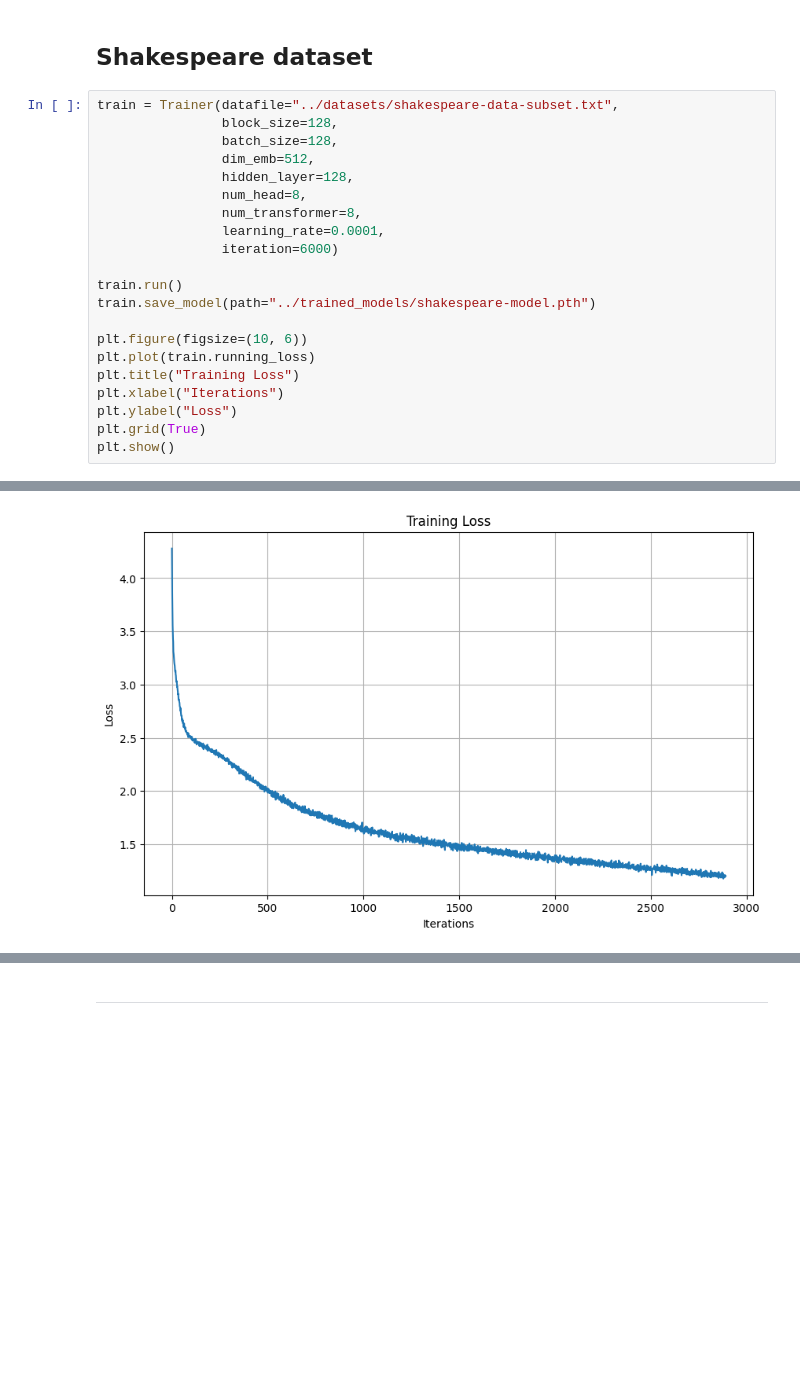
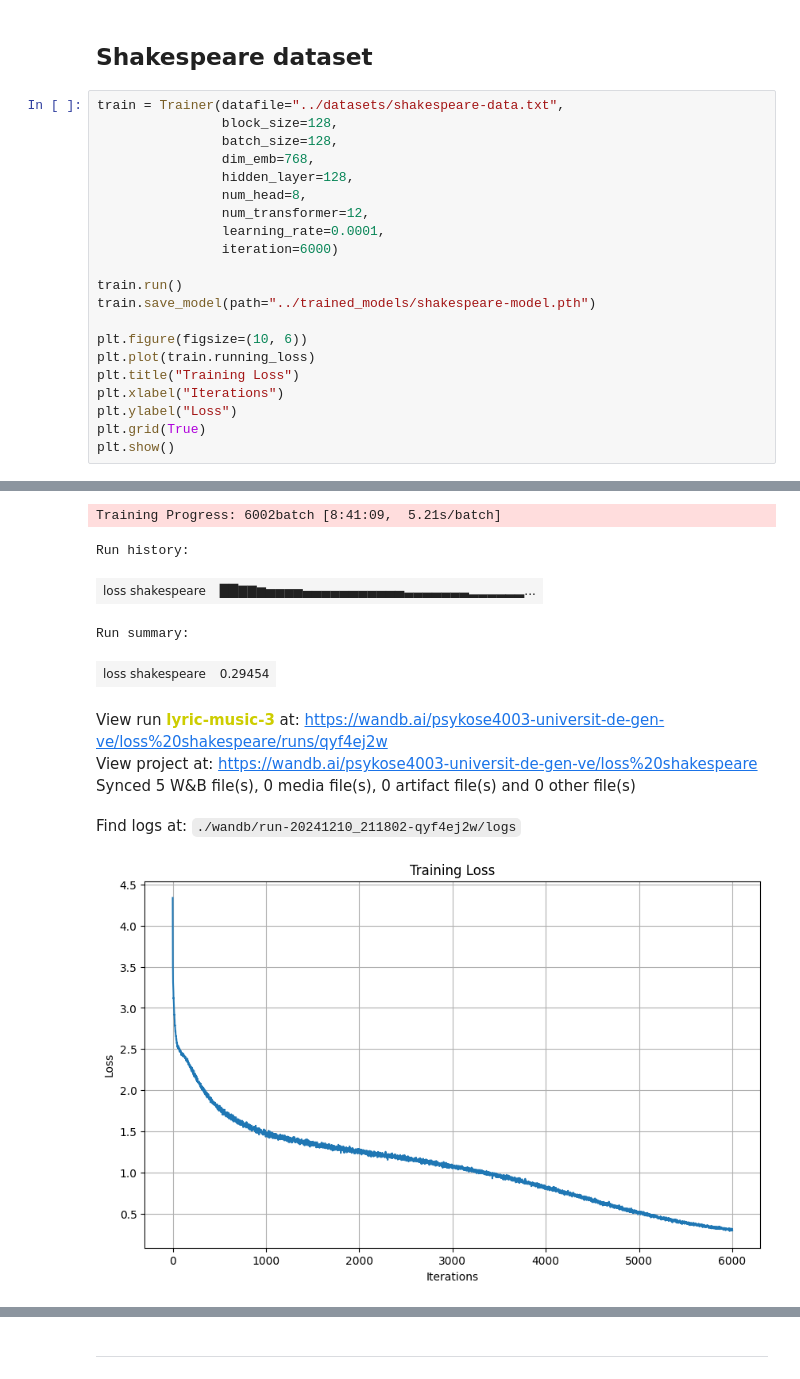
Before and after one commit to synaeira/language_model_project, a Jupyter notebook: src/test.ipynb, the cells around one changed output, grey strips where cells are left out. Drawn from its saved outputs; the diff is of its cells as text; blank space fills up the shorter version.

```diff
--- a/src/test.ipynb
+++ b/src/test.ipynb
@@ -56,13 +53,13 @@ def test(model, input_text, num_chars=1000, block_size=128, T = 1):
 # %% [markdown]
 ## Shakespeare dataset
 # %%
-train = Trainer(datafile="../datasets/shakespeare-data-subset.txt",
+train = Trainer(datafile="../datasets/shakespeare-data.txt",
                 block_size=128,
                 batch_size=128,
-                dim_emb=512,
+                dim_emb=768,
                 hidden_layer=128,
                 num_head=8,
-                num_transformer=8,
+                num_transformer=12,
                 learning_rate=0.0001,
                 iteration=6000)
 
@@ -80,2 +84,11 @@ plt.show()
+Training Progress: 6002batch [8:41:09,  5.21s/batch]
+Run history:
+| loss shakespeare | ██▇▇▆▅▅▅▅▄▄▄▄▄▄▄▄▄▄▄▃▃▃▃▃▃▃▂▂▂▂▂▂... |
+Run summary:
+| loss shakespeare | 0.29454 |
+View run lyric-music-3 at: https://wandb.ai/psykose4003-universit-de-gen-ve/loss%20shakespeare/runs/qyf4ej2w
+View project at: https://wandb.ai/psykose4003-universit-de-gen-ve/loss%20shakespeare
+Synced 5 W&B file(s), 0 media file(s), 0 artifact file(s) and 0 other file(s)
+Find logs at: ./wandb/run-20241210_211802-qyf4ej2w/logs
-[figure, old version]
+[figure, new version]
 # %%
```
Also changed, not shown: parts of 5 cells of this notebook, 4 other files.
